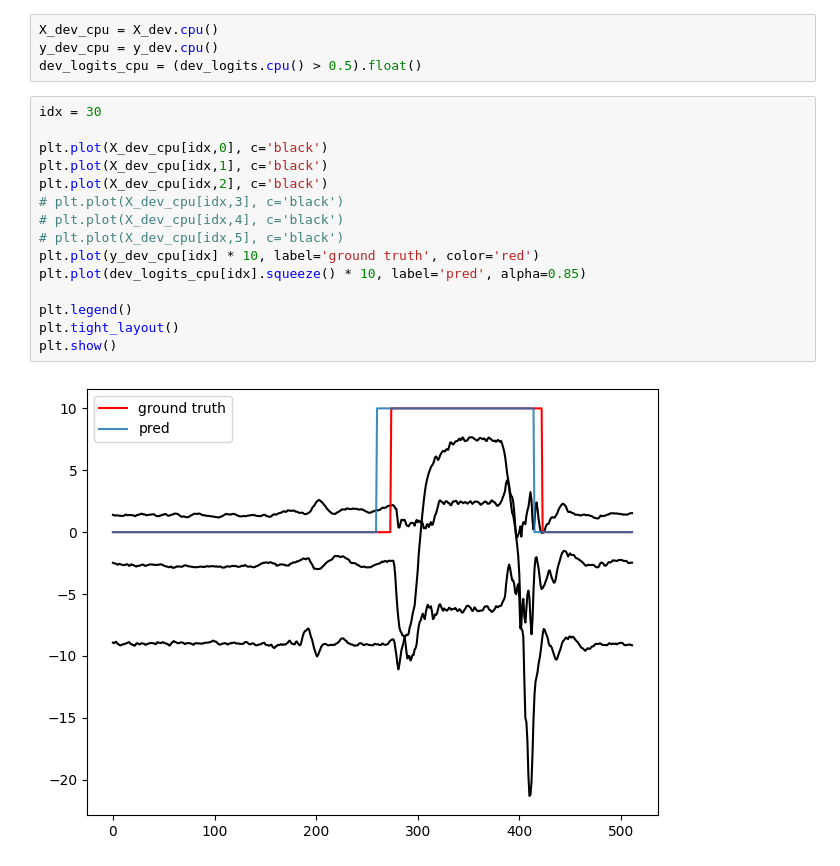
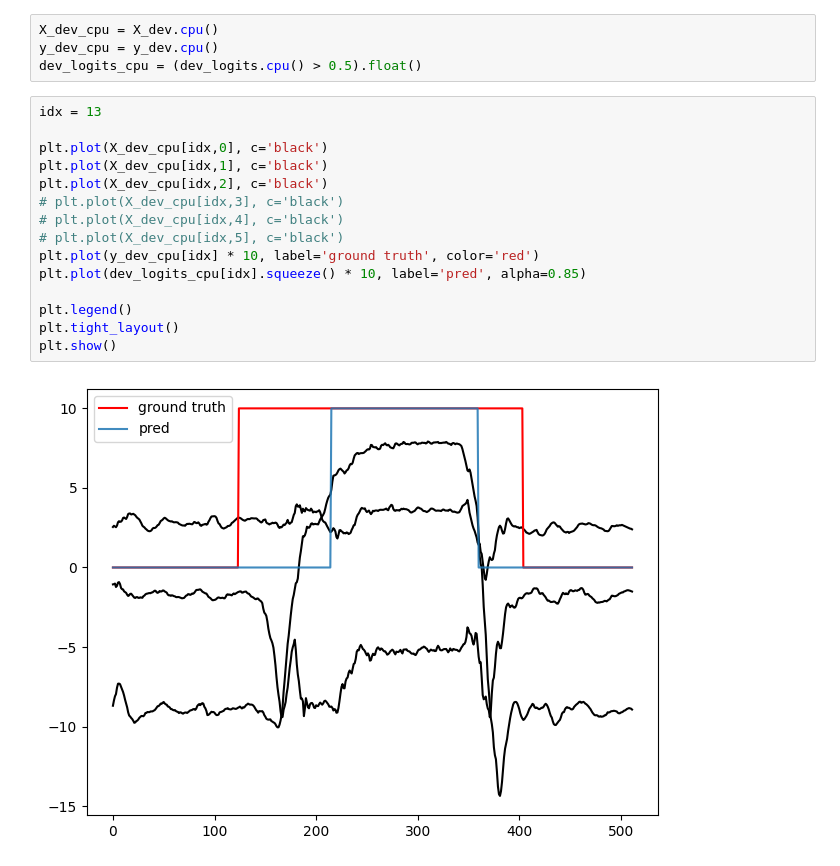
Before and after one commit to KubaJerz/puff, a Jupyter notebook: 00inital-exploration/01_inital_cnn.ipynb, the cells around one changed output. Drawn from its saved outputs; the diff is of its cells as text.

```diff
--- a/00inital-exploration/01_inital_cnn.ipynb
+++ b/00inital-exploration/01_inital_cnn.ipynb
@@ -220,19 +238,19 @@ X_dev_cpu = X_dev.cpu()
 y_dev_cpu = y_dev.cpu()
 dev_logits_cpu = (dev_logits.cpu() > 0.5).float()
 # %%
-idx = 30
+idx = 13
 
 plt.plot(X_dev_cpu[idx,0], c='black')
 plt.plot(X_dev_cpu[idx,1], c='black')
 plt.plot(X_dev_cpu[idx,2], c='black')
 # plt.plot(X_dev_cpu[idx,3], c='black')
 # plt.plot(X_dev_cpu[idx,4], c='black')
 # plt.plot(X_dev_cpu[idx,5], c='black')
 plt.plot(y_dev_cpu[idx] * 10, label='ground truth', color='red')
 plt.plot(dev_logits_cpu[idx].squeeze() * 10, label='pred', alpha=0.85)
 
 plt.legend()
 plt.tight_layout()
 plt.show()
 # %% [output]
-[figure, old version]
+[figure, new version]
```
Also changed, not shown: parts of 5 cells of this notebook, 24 other files.
